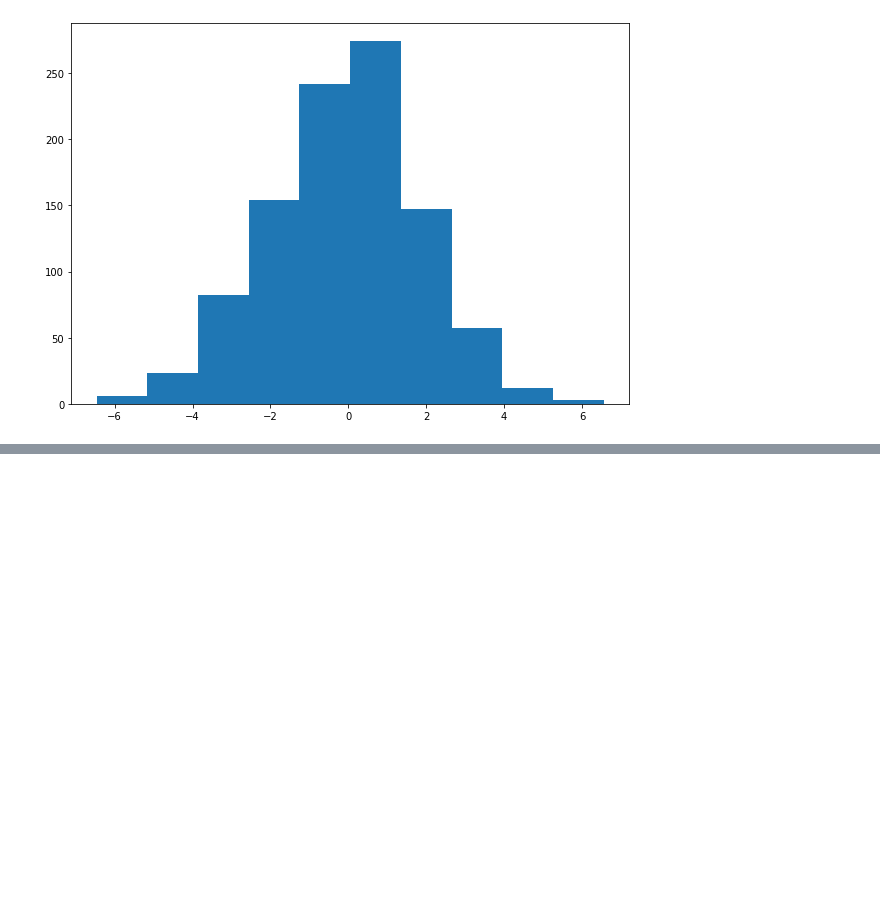
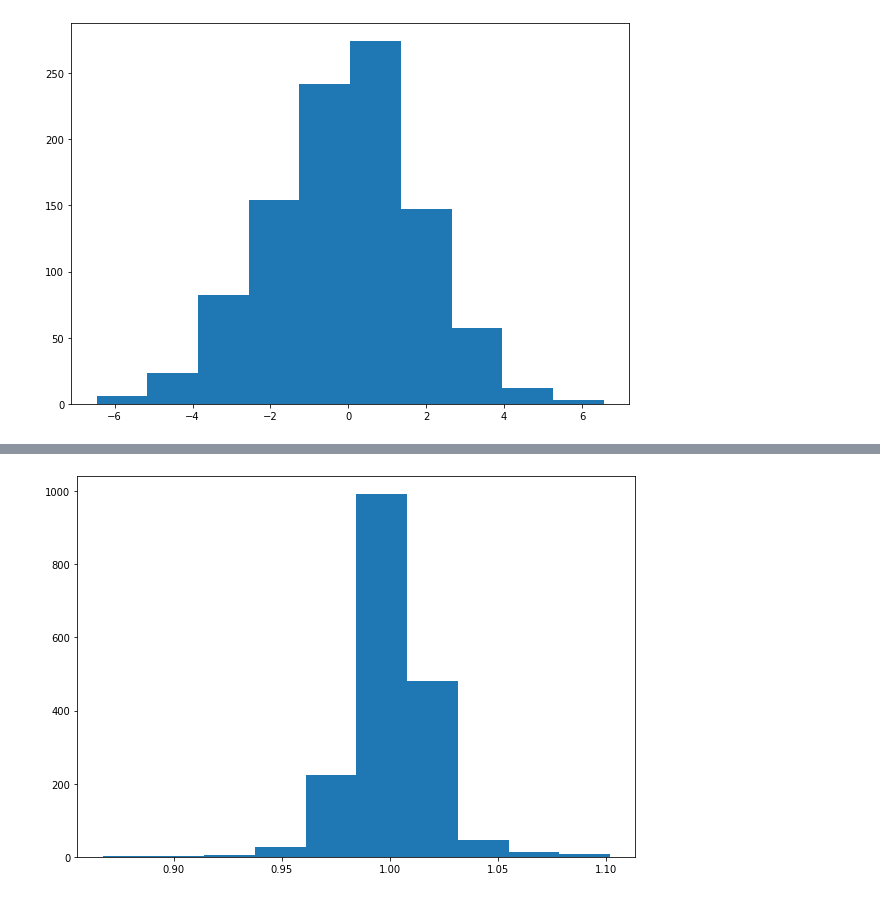
Before and after one commit to RSwarnkar/stock-merger-swap-profitability, a Jupyter notebook: Swap-Profitability .ipynb, the cells around one changed output, grey strips where cells are left out. Saved outputs shown, nothing was run; the diff lists cells and outputs as text; code cells hidden in the pictures; blank space fills up the shorter version.

```diff
--- a/Swap-Profitability .ipynb
+++ b/Swap-Profitability .ipynb
@@ -18,0 +23,3 @@ plt.show()
+# %%
+df = pd.read_csv("dataset/Ratio-Data.csv")
+df.head()
@@ -18,0 +52,13 @@ plt.show()
+# %%
+ratio_a = df["Ratio_a (HDFCLTD)"].to_numpy()
+ratio_b = df["Ratio_b (HDFCBANK)"].to_numpy()
+# %%
+
+# Creating histogram
+fig, ax = plt.subplots(figsize =(10, 7))
+ax.hist(ratio_a)
+
+# Show plot
+plt.show()
+# %% [output]
+[figure, added]
```
Also changed, not shown: parts of 5 cells of this notebook, 2 other files.
